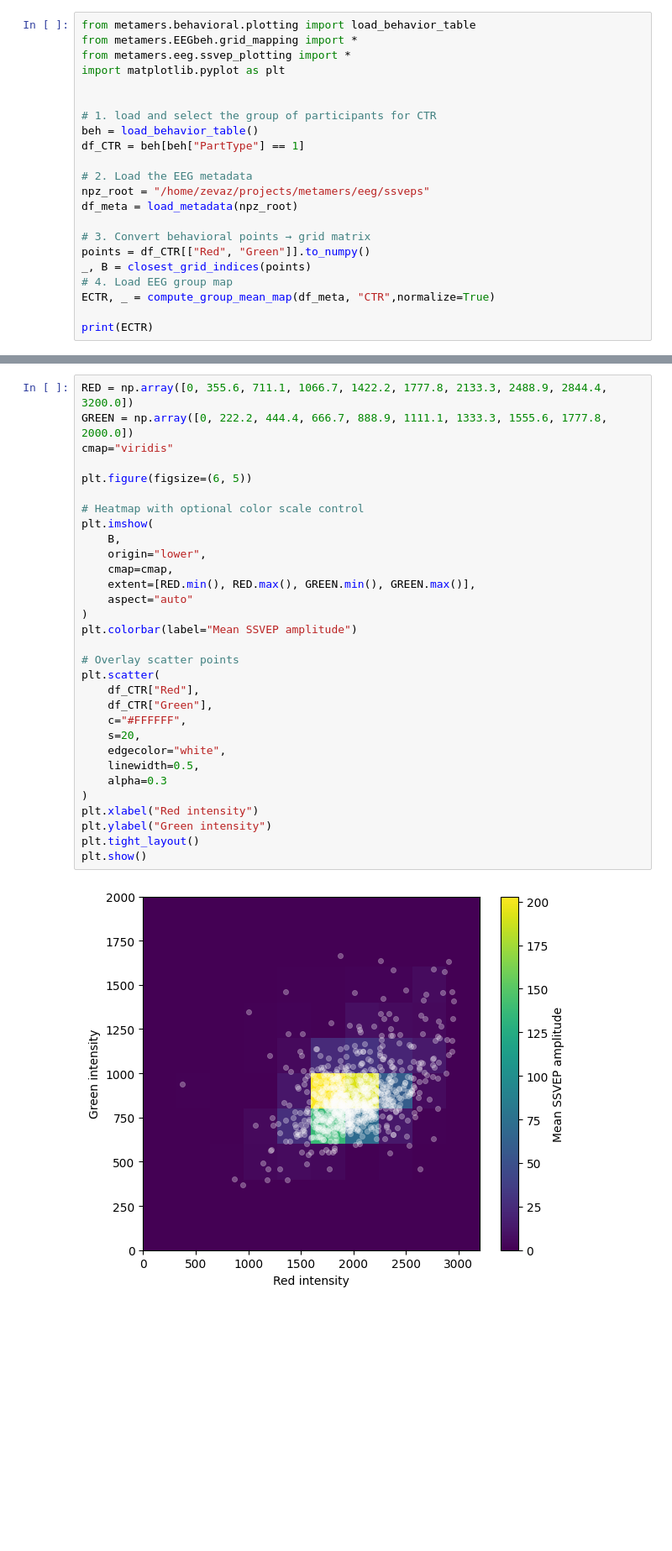
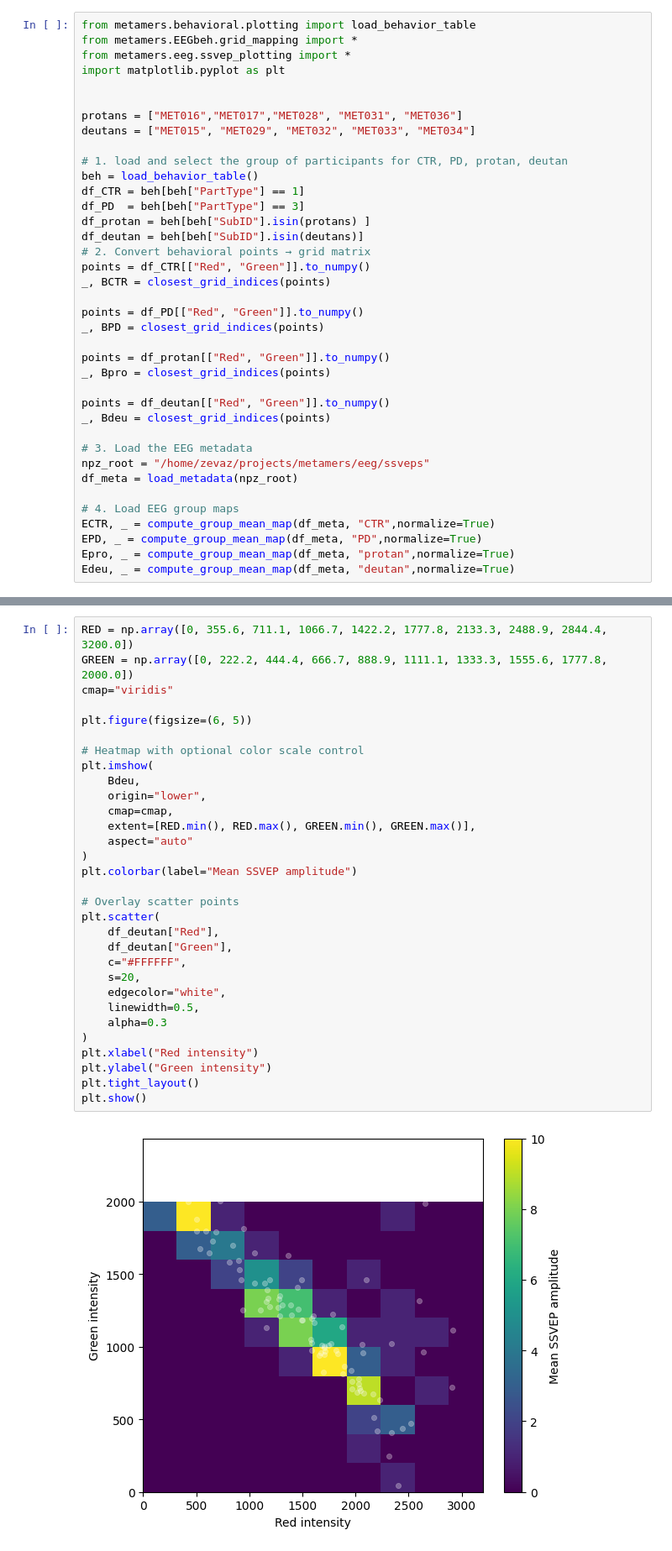
Before and after one commit to zevaz13/Metamers_python, a Jupyter notebook: scripts/EEGbeh/grid_mapping.ipynb, the cells around one changed output, grey strips where cells are left out. Shown at 84% size. Cells and saved outputs as stored; diff of their text form; blank space fills up the shorter version.

```diff
--- a/scripts/EEGbeh/grid_mapping.ipynb
+++ b/scripts/EEGbeh/grid_mapping.ipynb
@@ -7,18 +7,34 @@ from metamers.eeg.ssvep_plotting import *
 import matplotlib.pyplot as plt
 
 
-# 1. load and select the group of participants for CTR
+protans = ["MET016","MET017","MET028", "MET031", "MET036"]
+deutans = ["MET015", "MET029", "MET032", "MET033", "MET034"]
+
+# 1. load and select the group of participants for CTR, PD, protan, deutan
 beh = load_behavior_table()
 df_CTR = beh[beh["PartType"] == 1]
+df_PD  = beh[beh["PartType"] == 3]
+df_protan = beh[beh["SubID"].isin(protans) ]
+df_deutan = beh[beh["SubID"].isin(deutans)]
+# 2. Convert behavioral points → grid matrix
+points = df_CTR[["Red", "Green"]].to_numpy()
+_, BCTR = closest_grid_indices(points)
 
-# 2. Load the EEG metadata
+points = df_PD[["Red", "Green"]].to_numpy()
+_, BPD = closest_grid_indices(points)
+
+points = df_protan[["Red", "Green"]].to_numpy()
+_, Bpro = closest_grid_indices(points)
+
+points = df_deutan[["Red", "Green"]].to_numpy()
+_, Bdeu = closest_grid_indices(points)
+
+# 3. Load the EEG metadata
 npz_root = "/home/zevaz/projects/metamers/eeg/ssveps"
 df_meta = load_metadata(npz_root)
 
-# 3. Convert behavioral points → grid matrix
-points = df_CTR[["Red", "Green"]].to_numpy()
-_, B = closest_grid_indices(points)
-# 4. Load EEG group map
+# 4. Load EEG group maps
 ECTR, _ = compute_group_mean_map(df_meta, "CTR",normalize=True)
-
-print(ECTR)
+EPD, _ = compute_group_mean_map(df_meta, "PD",normalize=True)
+Epro, _ = compute_group_mean_map(df_meta, "protan",normalize=True)
+Edeu, _ = compute_group_mean_map(df_meta, "deutan",normalize=True)
@@ -46,36 +41,36 @@ print(ECTR)
 # %%
 RED = np.array([0, 355.6, 711.1, 1066.7, 1422.2, 1777.8, 2133.3, 2488.9, 2844.4, 3200.0])
 GREEN = np.array([0, 222.2, 444.4, 666.7, 888.9, 1111.1, 1333.3, 1555.6, 1777.8, 2000.0])
 cmap="viridis"
 
 plt.figure(figsize=(6, 5))
 
 # Heatmap with optional color scale control
 plt.imshow(
-    B,
+    Bdeu,
     origin="lower",
     cmap=cmap,
     extent=[RED.min(), RED.max(), GREEN.min(), GREEN.max()],
     aspect="auto"
 )
 plt.colorbar(label="Mean SSVEP amplitude")
 
 # Overlay scatter points
 plt.scatter(
-    df_CTR["Red"],
-    df_CTR["Green"],
+    df_deutan["Red"],
+    df_deutan["Green"],
     c="#FFFFFF",
     s=20,
     edgecolor="white",
     linewidth=0.5,
     alpha=0.3
 )
 plt.xlabel("Red intensity")
 plt.ylabel("Green intensity")
 plt.tight_layout()
 plt.show()
 # %% [output]
-[figure, old version]
+[figure, new version]
 # %%
 RED = np.array([0, 355.6, 711.1, 1066.7, 1422.2, 1777.8, 2133.3, 2488.9, 2844.4, 3200.0])
 GREEN = np.array([0, 222.2, 444.4, 666.7, 888.9, 1111.1, 1333.3, 1555.6, 1777.8, 2000.0])
```
Also changed, not shown: parts of 10 cells of this notebook, 6 other files.
